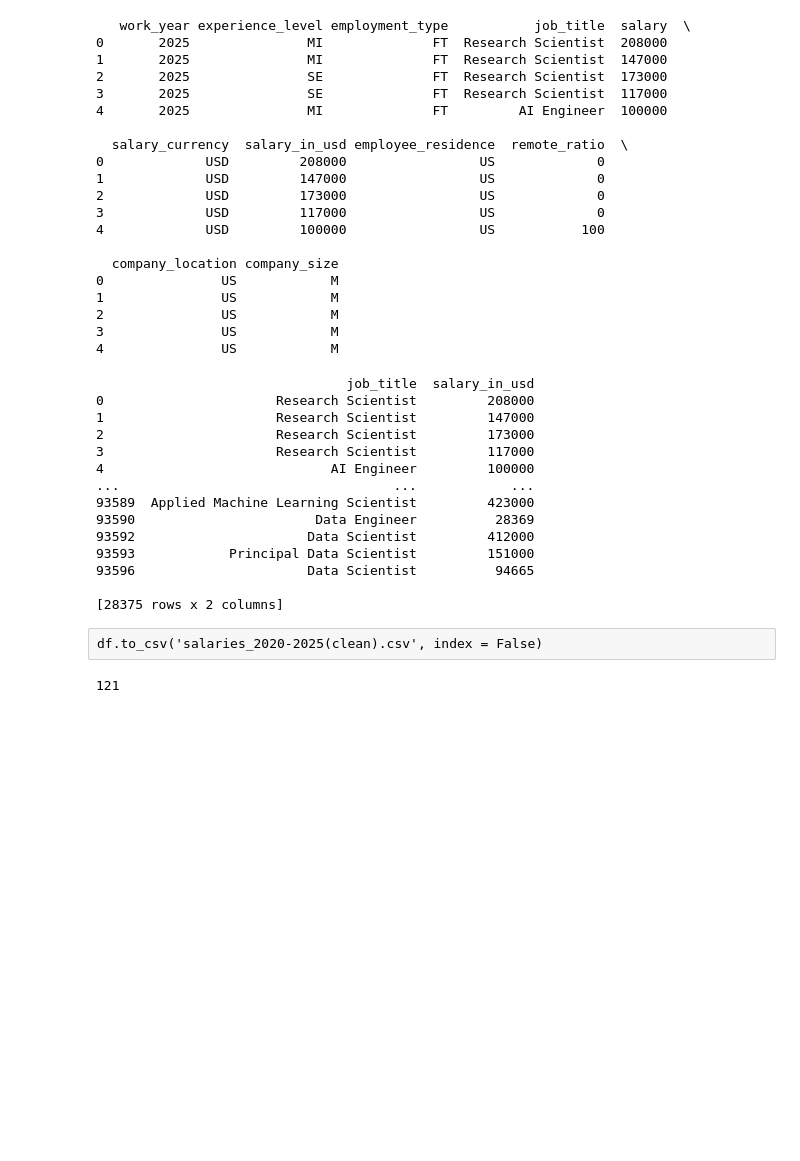
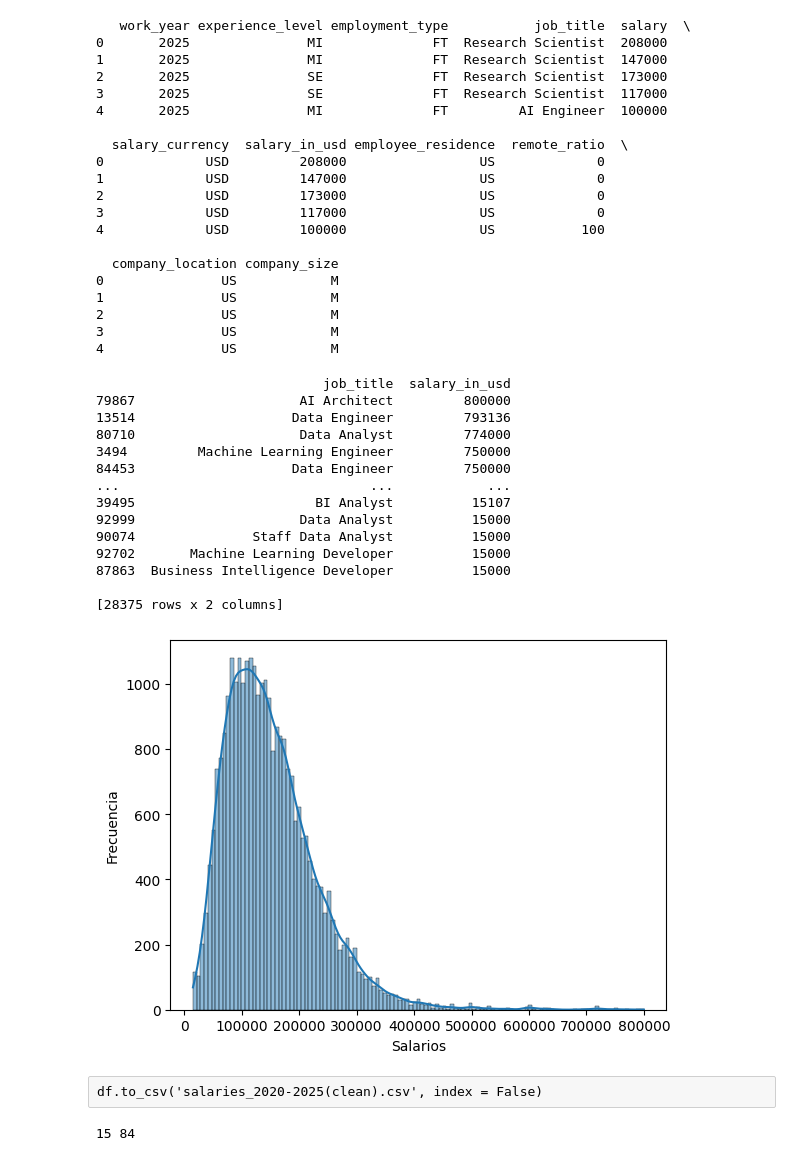
Before and after one commit to Skrap127/Salaries-Project, a Jupyter notebook: Redes/DataScience-Salaries/handling.ipynb, the cells around one changed output. Cells and saved outputs as stored; diff of their text form; code cells hidden in the pictures; blank space fills up the shorter version.

```diff
--- a/Redes/DataScience-Salaries/handling.ipynb
+++ b/Redes/DataScience-Salaries/handling.ipynb
@@ -1,7 +1,9 @@
 # %%
 import pandas as pd
 import numpy as np
-df = pd.read_csv('C:/Users/crist/OneDrive/Documentos/Redes/Redes/DataScience-Salaries/Project/tables/salaries_2020-2025.csv')
+import seaborn as sns
+import matplotlib.pyplot as plt
+df = pd.read_csv('C:/Users/crist/OneDrive/Documentos/Redes/Redes/DataScience-Salaries/tables/salaries_2020-2025.csv')
 # %%
 print(df.head())
 # %% [output]
@@ -29,28 +31,42 @@ print(df.head())
 columns_delete=['work_year', 'experience_level', 'employment_type', 'salary', 'salary_currency', 'employee_residence', 'remote_ratio', 'company_location', 'company_size']
 df = df.drop(columns=columns_delete)
 df = df.drop_duplicates()
-
+df = df.sort_values(by='salary_in_usd', ascending=False)
 print(df)
 # %% [output]
-                                job_title  salary_in_usd
-0                      Research Scientist         208000
-1                      Research Scientist         147000
-2                      Research Scientist         173000
-3                      Research Scientist         117000
-4                             AI Engineer         100000
-...                                   ...            ...
-93589  Applied Machine Learning Scientist         423000
-93590                       Data Engineer          28369
-93592                      Data Scientist         412000
-93593            Principal Data Scientist         151000
-93596                      Data Scientist          94665
+                             job_title  salary_in_usd
+79867                     AI Architect         800000
+13514                    Data Engineer         793136
+80710                     Data Analyst         774000
+3494         Machine Learning Engineer         750000
+84453                    Data Engineer         750000
+...                                ...            ...
+39495                       BI Analyst          15107
+92999                     Data Analyst          15000
+90074               Staff Data Analyst          15000
+92702       Machine Learning Developer          15000
+87863  Business Intelligence Developer          15000
 
 [28375 rows x 2 columns]
+# %%
+sns.histplot(df['salary_in_usd'], kde=True)
+
+plt.xlabel('Salarios')
+plt.ylabel('Frecuencia')
+
+plt.show()
+# %% [output]
+[figure, added]
 # %% [raw]
 df.to_csv('salaries_2020-2025(clean).csv', index = False)
 # %%
-salaries = df['salary_in_usd']
+df['log_salary'] = np.log10(df['salary_in_usd'])
+log_salary = df['log_salary']
 
+def sturges(data):
+    num_data = len(data)
+    num_bins = int(np.log2(num_data)) + 1
+    return num_bins
 def freedman_diaconis(data):
     num_data = len(data)
     irq = np.percentile(data, 75) - np.percentile(data, 25)
@@ -58,8 +74,9 @@ def freedman_diaconis(data):
     num_bins = int((np.max(data) -  np.min(data)) / bin_width)  + 1
     return num_bins
 
-k = freedman_diaconis(salaries)
-print(k)
+k1 = sturges(log_salary)
+k = freedman_diaconis(log_salary)
+print(k1, k)
 # %% [output]
-121
+15 84
 # %%
```
Also changed, not shown: parts of 6 cells of this notebook, 24 other files.
